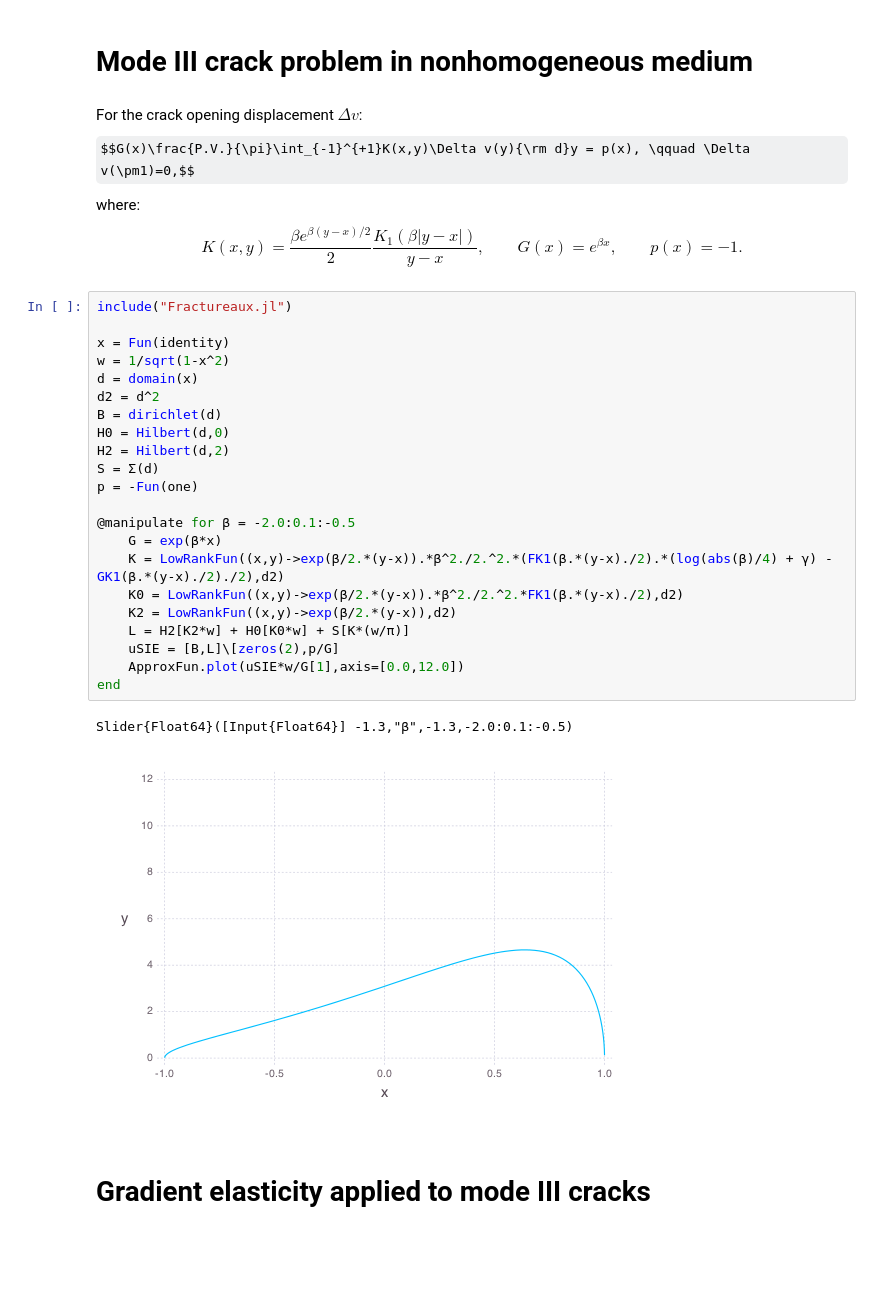
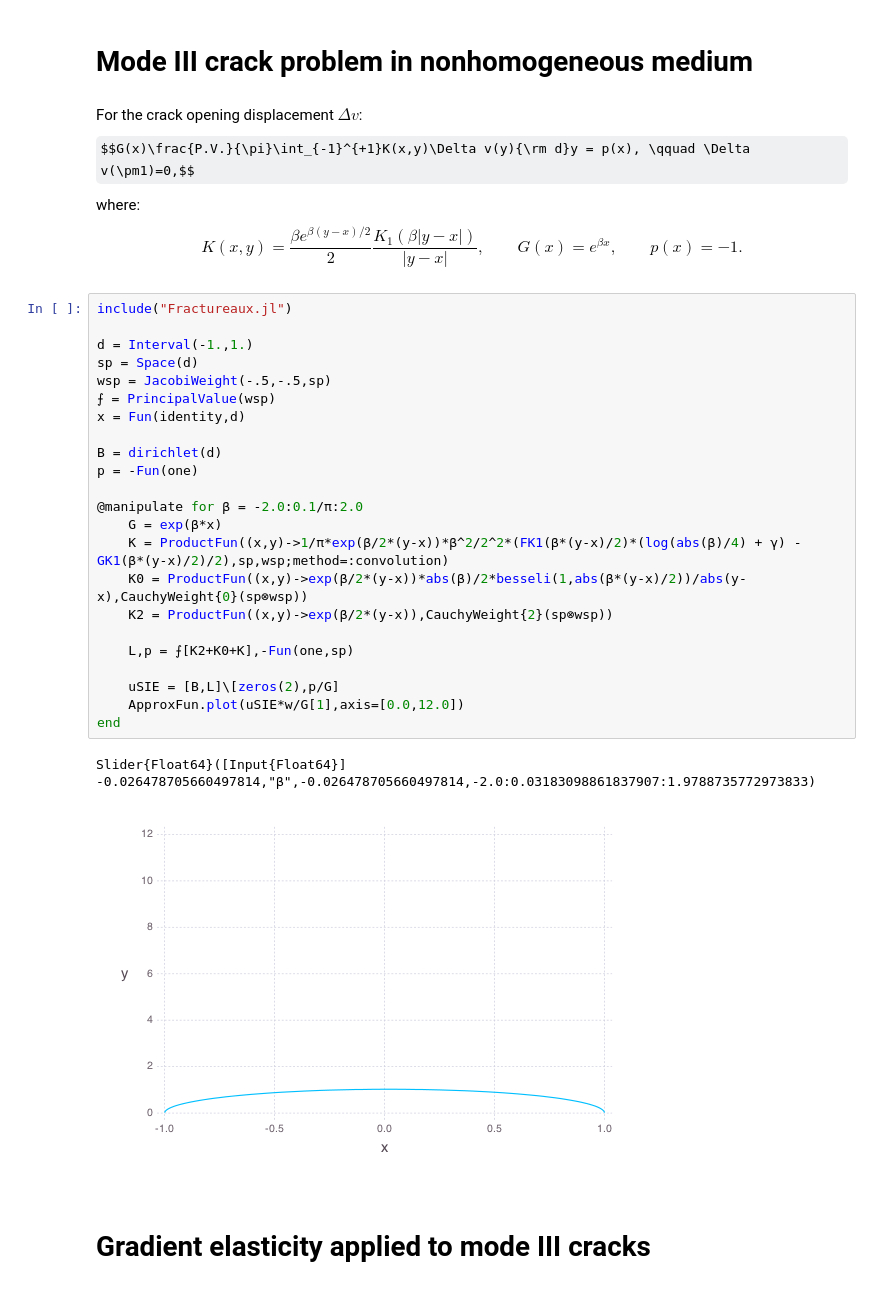
Before and after one commit to JuliaApproximation/SingularIntegralEquations.jl, a Jupyter notebook: examples/Manipulate SIEs.ipynb, the cells around one changed output. Saved outputs shown, nothing was run; the diff lists cells and outputs as text; some formulas as TeX source; blank space fills up the shorter version.

Commit message:
update fracture_b for new ProductFun
and scattering for off real axis obstacles

```diff
--- a/examples/Manipulate SIEs.ipynb
+++ b/examples/Manipulate SIEs.ipynb
@@ -37,32 +37,33 @@ Slider{Float64}([Input{Float64}] 1.27,"ϵ",1.27,1.05:0.01:1.5)
 For the crack opening displacement $\Delta v$:
 $$G(x)\frac{P.V.}{\pi}\int_{-1}^{+1}K(x,y)\Delta v(y){\rm d}y = p(x), \qquad \Delta v(\pm1)=0,$$
 where:
-$$K(x,y) = \frac{\beta e^{\beta(y-x)/2}}{2}\frac{K_1(\beta|y-x|)}{y-x},\qquad G(x) = e^{\beta x},\qquad p(x) = -1.$$
+$$K(x,y) = \frac{\beta e^{\beta(y-x)/2}}{2}\frac{K_1(\beta|y-x|)}{|y-x|},\qquad G(x) = e^{\beta x},\qquad p(x) = -1.$$
 # %%
 include("Fractureaux.jl")
 
-x = Fun(identity)
-w = 1/sqrt(1-x^2)
-d = domain(x)
-d2 = d^2
+d = Interval(-1.,1.)
+sp = Space(d)
+wsp = JacobiWeight(-.5,-.5,sp)
+⨍ = PrincipalValue(wsp)
+x = Fun(identity,d)
+
 B = dirichlet(d)
-H0 = Hilbert(d,0)
-H2 = Hilbert(d,2)
-S = Σ(d)
 p = -Fun(one)
 
-@manipulate for β = -2.0:0.1:-0.5
+@manipulate for β = -2.0:0.1/π:2.0
     G = exp(β*x)
-    K = LowRankFun((x,y)->exp(β/2.*(y-x)).*β^2./2.^2.*(FK1(β.*(y-x)./2).*(log(abs(β)/4) + γ) - GK1(β.*(y-x)./2)./2),d2)
-    K0 = LowRankFun((x,y)->exp(β/2.*(y-x)).*β^2./2.^2.*FK1(β.*(y-x)./2),d2)
-    K2 = LowRankFun((x,y)->exp(β/2.*(y-x)),d2)
-    L = H2[K2*w] + H0[K0*w] + S[K*(w/π)]
+    K = ProductFun((x,y)->1/π*exp(β/2*(y-x))*β^2/2^2*(FK1(β*(y-x)/2)*(log(abs(β)/4) + γ) - GK1(β*(y-x)/2)/2),sp,wsp;method=:convolution)
+    K0 = ProductFun((x,y)->exp(β/2*(y-x))*abs(β)/2*besseli(1,abs(β*(y-x)/2))/abs(y-x),CauchyWeight{0}(sp⊗wsp))
+    K2 = ProductFun((x,y)->exp(β/2*(y-x)),CauchyWeight{2}(sp⊗wsp))
+
+    L,p = ⨍[K2+K0+K],-Fun(one,sp)
+
     uSIE = [B,L]\[zeros(2),p/G]
     ApproxFun.plot(uSIE*w/G[1],axis=[0.0,12.0])
 end
 # %% [output]
-Slider{Float64}([Input{Float64}] -1.3,"β",-1.3,-2.0:0.1:-0.5)
+Slider{Float64}([Input{Float64}] -0.026478705660497814,"β",-0.026478705660497814,-2.0:0.03183098861837907:1.9788735772973833)
-[figure, old version]
+[figure, new version]
 # %% [markdown]
 # Gradient elasticity applied to mode III cracks
 # %% [markdown]
```
Also changed, not shown: parts of 1 cell of this notebook, 3 other files.
